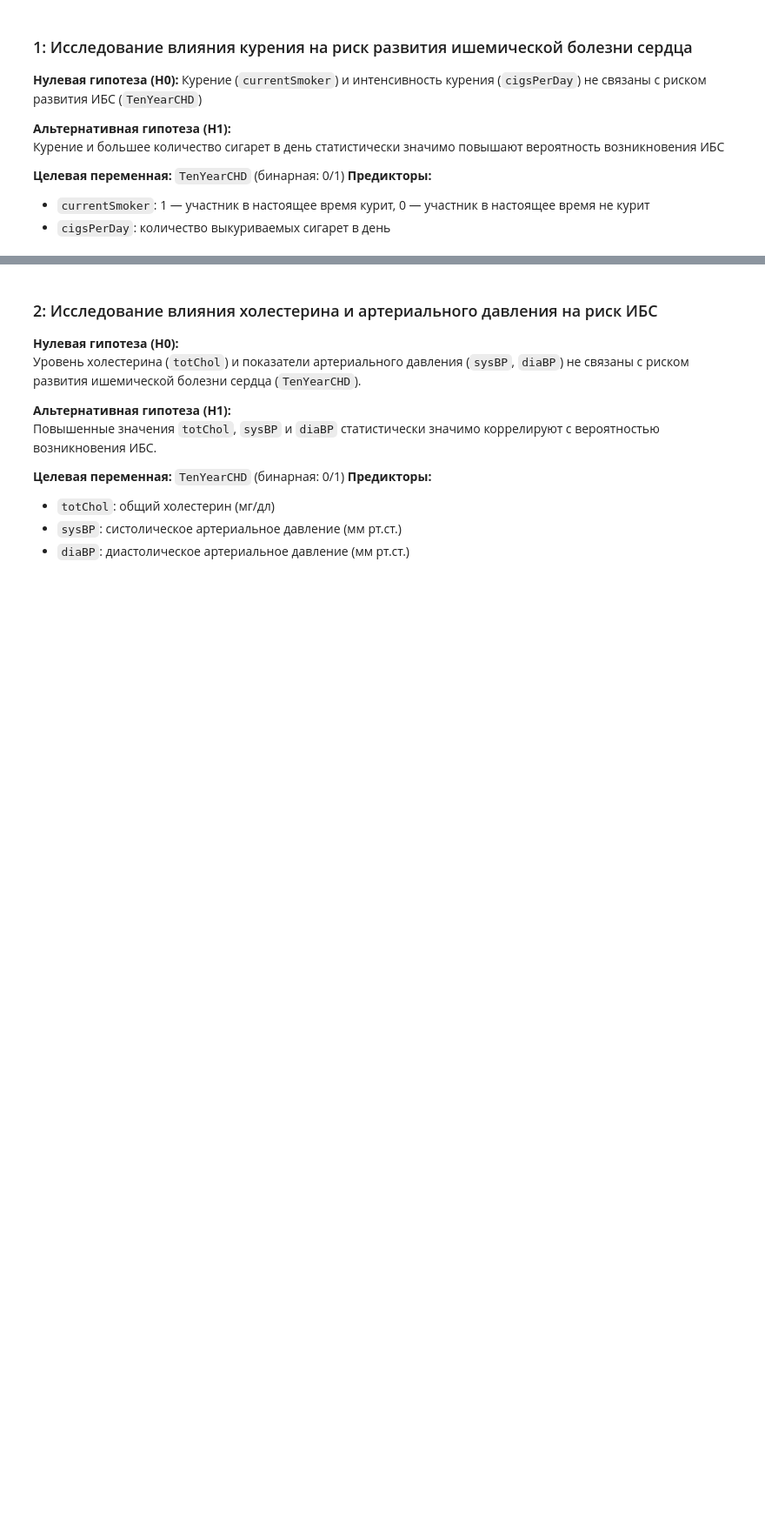
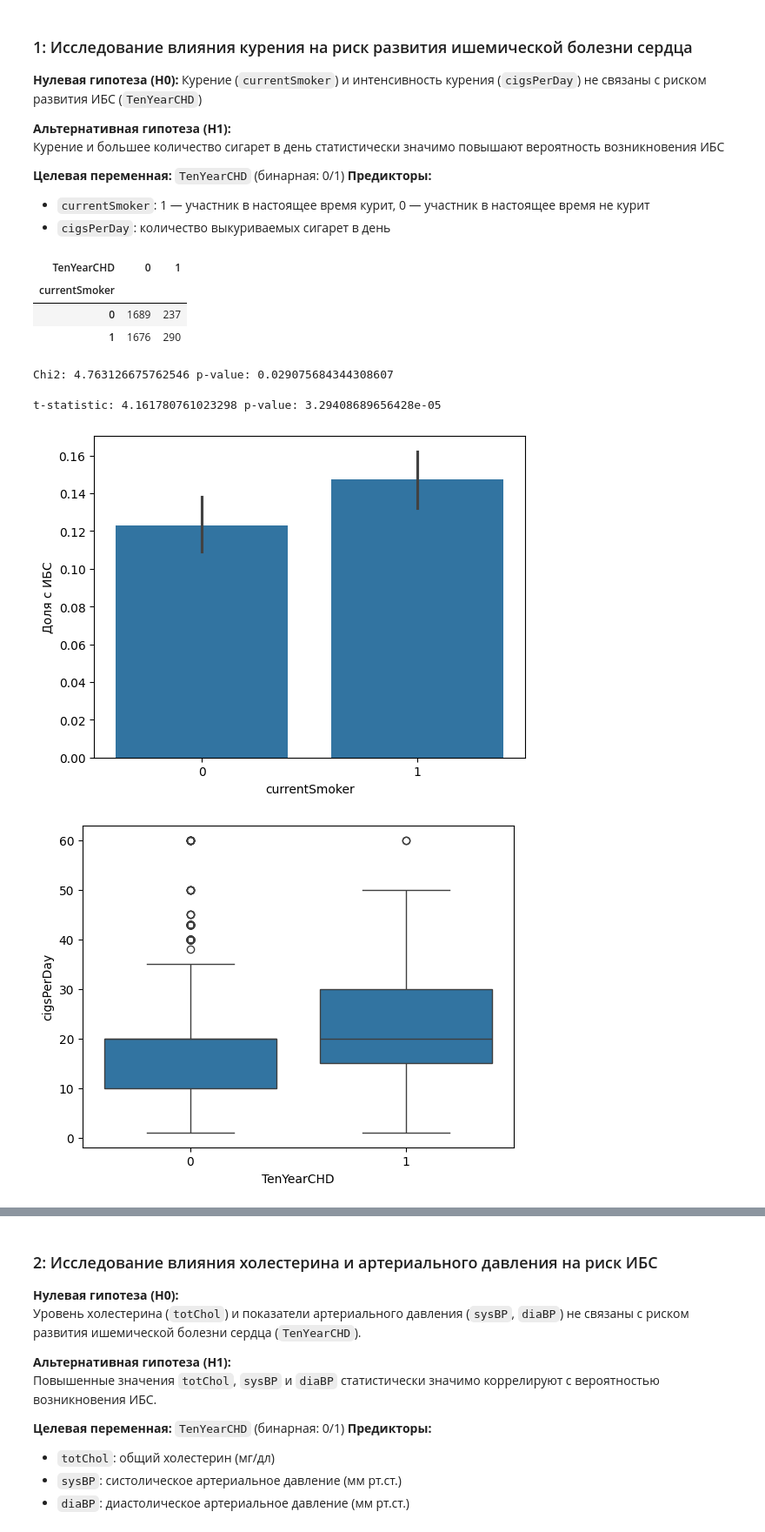
Before and after one commit to AnnaKasatkina/Framingham_Heart_Study, a Jupyter notebook: notebooks/02_VDA.ipynb, the cells around one changed output, grey strips where cells are left out. Shown at 87% size. Saved outputs shown, nothing was run; the diff lists cells and outputs as text; code cells hidden in the pictures; blank space fills up the shorter version.

```diff
--- a/notebooks/02_VDA.ipynb
+++ b/notebooks/02_VDA.ipynb
@@ -43,3 +43,39 @@ plt.show()
 **Предикторы:**
 - `currentSmoker`: 1 — участник в настоящее время курит, 0 — участник в настоящее время не курит
 - `cigsPerDay`: количество выкуриваемых сигарет в день
+# %%
+contingency_table = pd.crosstab(df['currentSmoker'], df['TenYearCHD'])
+contingency_table
+# %% [output]
+| TenYearCHD | 0 | 1 |
+| currentSmoker |  |  |
+| 0 | 1689 | 237 |
+| 1 | 1676 | 290 |
+# %%
+chi2, p, dof, expected = stats.chi2_contingency(contingency_table)
+print("Chi2:", chi2, "p-value:", p)
+# %% [output]
+Chi2: 4.763126675762546 p-value: 0.029075684344308607
+# %%
+smokers = df[df['currentSmoker'] == 1]
+t_stat, p_val = stats.ttest_ind(smokers[smokers['TenYearCHD']==1]['cigsPerDay'],
+                                smokers[smokers['TenYearCHD']==0]['cigsPerDay'],
+                                nan_policy='omit')
+print("t-statistic:", t_stat, "p-value:", p_val)
+# %% [output]
+t-statistic: 4.161780761023298 p-value: 3.29408689656428e-05
+# %%
+import seaborn as sns
+import matplotlib.pyplot as plt
+
+# Barplot
+sns.barplot(x='currentSmoker', y='TenYearCHD', data=df, estimator=lambda x: sum(x)/len(x))
+plt.ylabel('Доля с ИБС')
+plt.show()
+
+# Boxplot
+sns.boxplot(x='TenYearCHD', y='cigsPerDay', data=smokers)
+plt.show()
+# %% [output]
+[figure, added]
+[figure, added]
```
Also changed, not shown: parts of 1 cell of this notebook, 1 other file.
